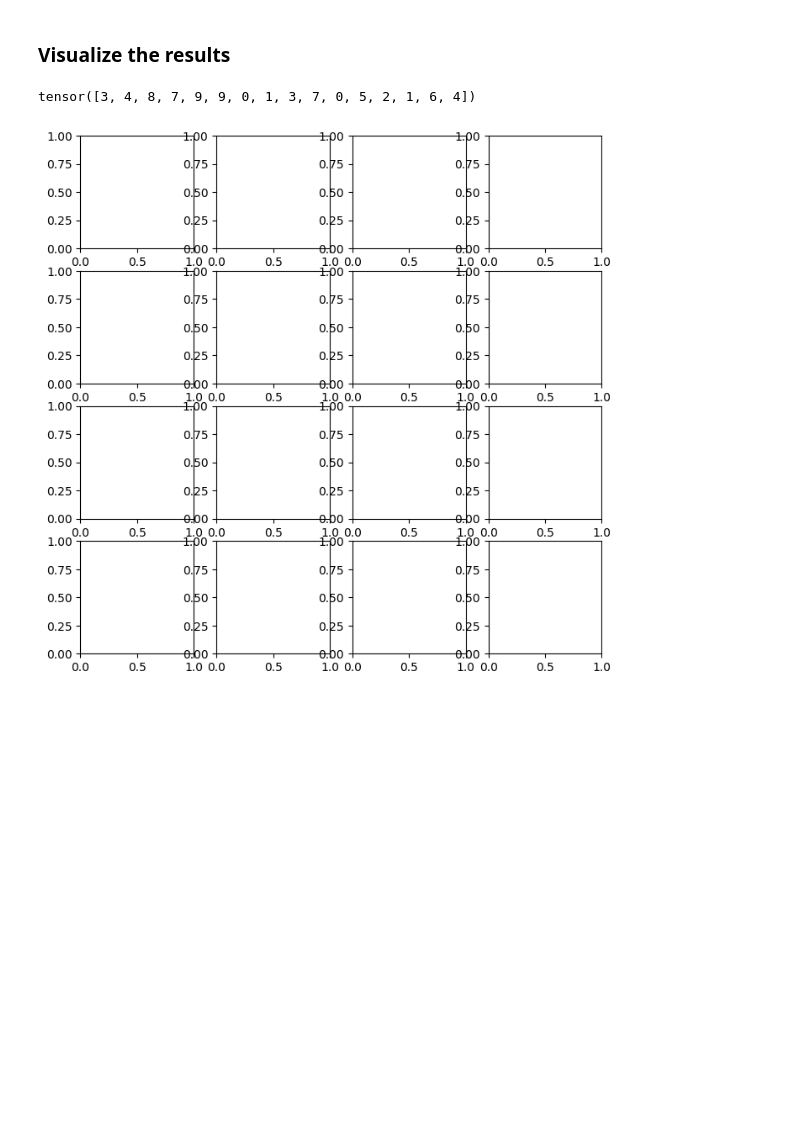
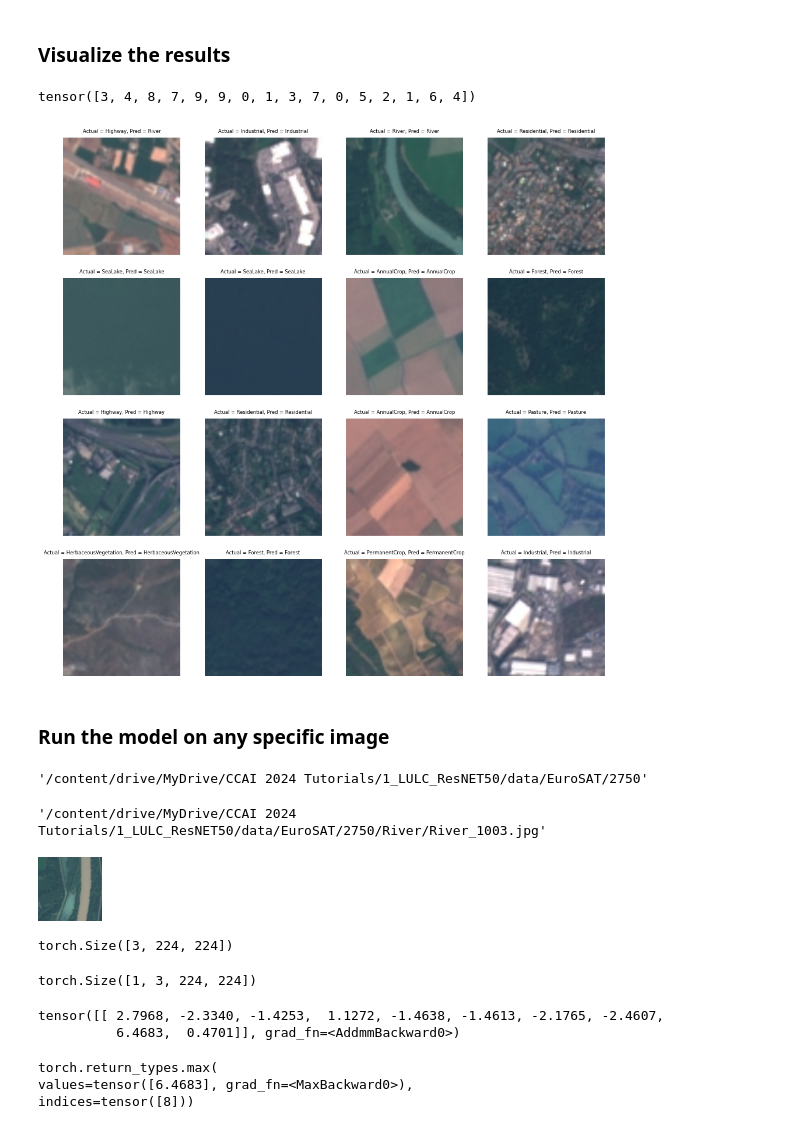
Before and after one commit to Nirzaree/lulc_classification_using_deep_learning, a Jupyter notebook: 3_build_model.ipynb, the cells around one changed output. Drawn from its saved outputs; the diff is of its cells as text; code cells hidden in the pictures; blank space fills up the shorter version.

Commit message:
model output visualization added for test data and custom image pred

```diff
--- a/3_build_model.ipynb
+++ b/3_build_model.ipynb
@@ -322,38 +302,29 @@ def evaluate(model, dataloader, criterion, phase="val"):
+# %%
+inputs, labels = next(iter(test_loader))
+
+inputs = inputs.to(device)
+labels = classes.to(labels)
+
+with torch.set_grad_enabled(False):
+  outputs = model(inputs)
+  loss = criterion(outputs, labels)
+  _, preds = torch.max(outputs, 1)
+# %%
+labels
+# %% [output]
+tensor([3, 4, 8, 7, 9, 9, 0, 1, 3, 7, 0, 5, 2, 1, 6, 4])
 # %%
 n = 4
-inputs, classes = next(iter(test_loader))
-fig, axes = plt.subplots(n, n, figsize=(8, 8))
-
-inputs = inputs.to(device)
-classes = classes.to(device)
+fig, axes = plt.subplots(n, n, figsize=(12, 12))
 
 for i in range(n):
   for j in range(n):
     image = inputs[i * n + j].numpy().transpose((1, 2, 0))
     image = np.clip(np.array(imagenet_std) * image + np.array(imagenet_mean), 0, 1)
 
-
-
-for i, (inputs, labels) in enumerate(tqdm.tqdm(test_loader)):
-  inputs = inputs.to(device)
-  labels = labels.to(device)
-
-    with torch.set_grad_enabled(False):
-      outputs = model(inputs)
-      loss = criterion(outputs, labels)
-      _, preds = torch.max(outputs, 1)
-
-for i in range(n):
-  for j in range(n):
-    image = inputs[i * n + j].numpy().transpose((1, 2, 0))
-    image = np.clip(np.array(imagenet_std) * image + np.array(imagenet_mean), 0, 1)
-
-    output = model(image.unsqueeze(0))
-    _, pred = torch.max(output, 1)
-    title = class_names[classes[i * n + j]]
+    title = f"Actual = {class_names[labels[i * n + j]]}, Pred = {class_names[preds[i * n + j]]}"
     axes[i, j].imshow(image)
-    axes[i, j].set_title(title)
+    axes[i, j].set_title(title,fontsize = 6)
     axes[i, j].axis('off')
 # %% [output]
-tensor([3, 4, 8, 7, 9, 9, 0, 1, 3, 7, 0, 5, 2, 1, 6, 4])
-[figure, old version]
+[figure, new version]
@@ -366,0 +331,6 @@ _, pred = torch.max(output, 1)
+# %% [markdown]
+### Run the model on any specific image
+# %%
+os.path.join(data_folder,'EuroSAT','2750')
+# %% [output]
+'/content/drive/MyDrive/CCAI 2024 Tutorials/1_LULC_ResNET50/data/EuroSAT/2750'
@@ -366,0 +340,4 @@ _, pred = torch.max(output, 1)
+# %%
+image_path
+# %% [output]
+'/content/drive/MyDrive/CCAI 2024 Tutorials/1_LULC_ResNET50/data/EuroSAT/2750/River/River_1003.jpg'
@@ -366,0 +346,4 @@ _, pred = torch.max(output, 1)
+# %%
+image
+# %% [output]
+[figure, added]
@@ -366,0 +362,20 @@ _, pred = torch.max(output, 1)
+# %%
+input.shape
+# %% [output]
+torch.Size([3, 224, 224])
+# %%
+input.unsqueeze(0).shape
+# %% [output]
+torch.Size([1, 3, 224, 224])
+# %%
+output = model(input.unsqueeze(0))
+output
+# %% [output]
+tensor([[ 2.7968, -2.3340, -1.4253,  1.1272, -1.4638, -1.4613, -2.1765, -2.4607,
+          6.4683,  0.4701]], grad_fn=<AddmmBackward0>)
+# %%
+torch.max(output,1)
+# %% [output]
+torch.return_types.max(
+values=tensor([6.4683], grad_fn=<MaxBackward0>),
+indices=tensor([8]))
```
Also changed, not shown: parts of 20 cells of this notebook.
